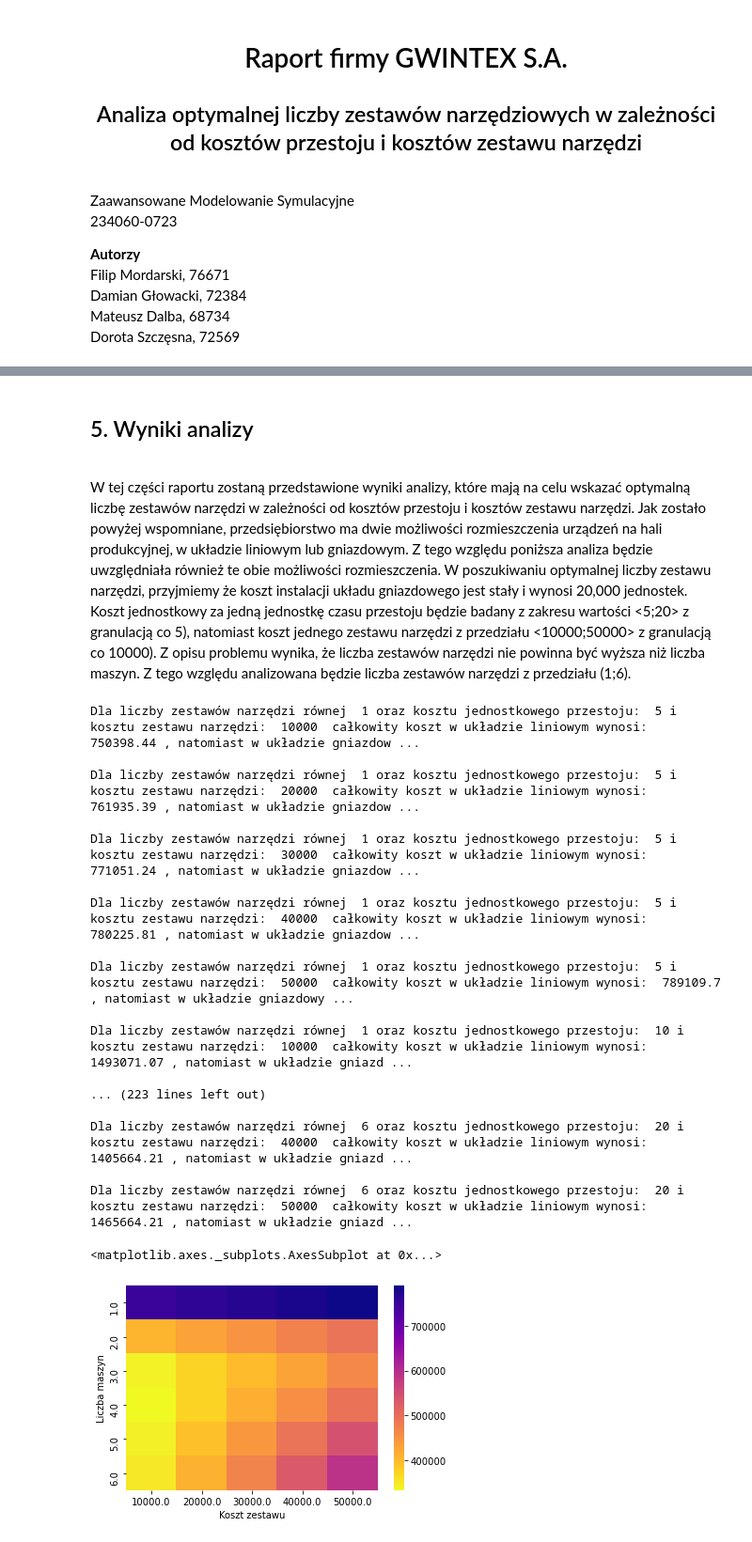
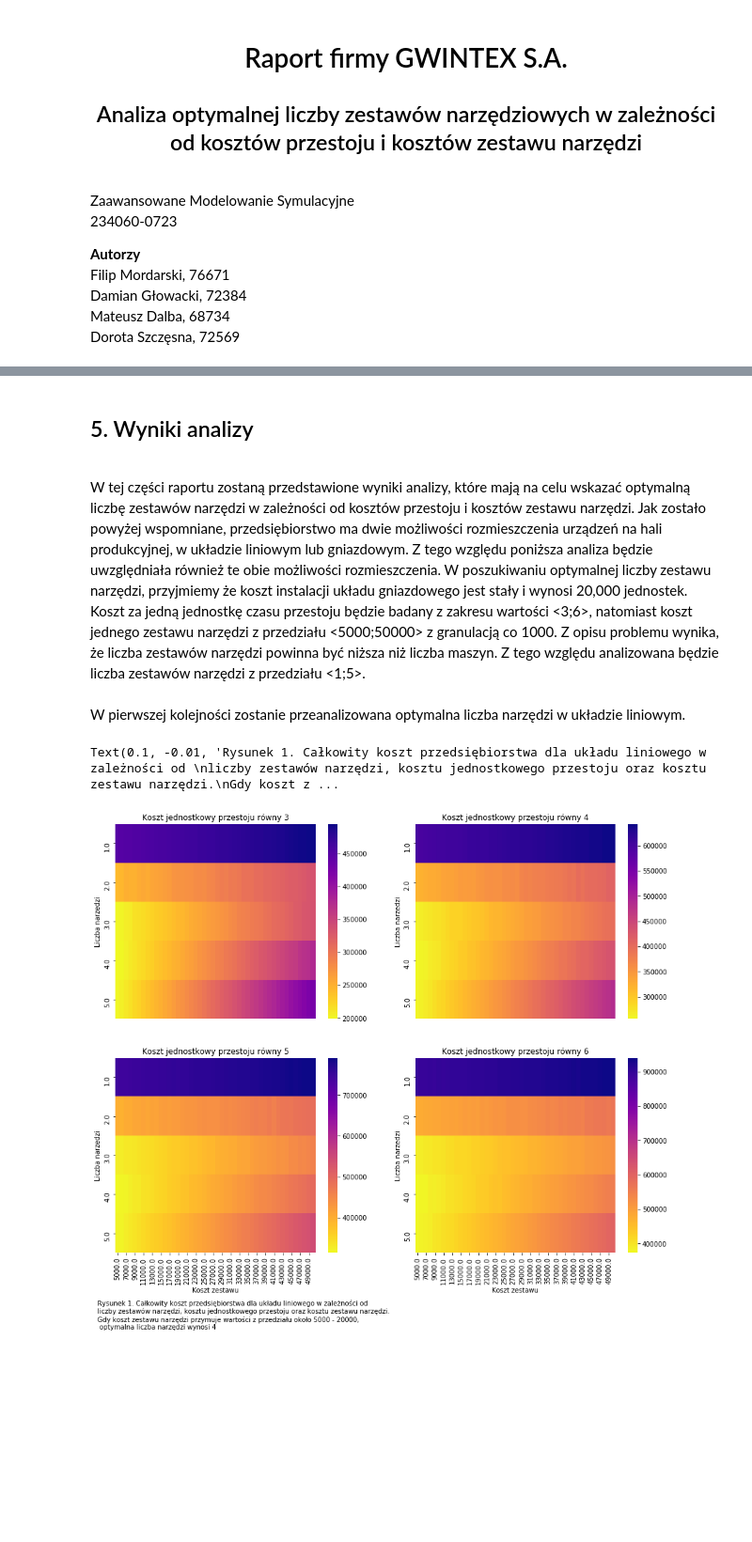
Before and after one commit to fmordarski/Gwintex, a Jupyter notebook: Raport_GWINTEX.ipynb, the cells around one changed output, grey strips where cells are left out. Shown at 94% size. Drawn from its saved outputs; the diff is of its cells as text; code cells hidden in the pictures; blank space fills up the shorter version.

Commit message:
odpowiedz na pierwsze pytanie

```diff
--- a/Raport_GWINTEX.ipynb
+++ b/Raport_GWINTEX.ipynb
@@ -194,5 +186,3 @@ def run_model (iterations, horizon, avg_working_time, avg_repair_time, n, m, set
         avg_t_cum.append(x[0])
         avg_t_cost.append(x[1])
     return (list(map(np.mean, np.transpose(avg_t_cum))), np.mean(avg_t_cost))
-# %%
-run_model(iterations, horizon, avg_working_time, avg_repair_time, n, m, "G", c, cost_inst, m_cost)
@@ -207,53 +189,42 @@ run_model(iterations, horizon, avg_working_time, avg_repair_time, n, m, "G", c,
 # %% [markdown]
 ## 5. Wyniki analizy
 
-<br> W tej części raportu zostaną przedstawione wyniki analizy, które mają na celu wskazać optymalną liczbę zestawów narzędzi w zależności od kosztów przestoju i kosztów zestawu narzędzi. Jak zostało powyżej wspomniane, przedsiębiorstwo ma dwie możliwości rozmieszczenia urządzeń na hali produkcyjnej, w układzie liniowym lub gniazdowym. Z tego względu poniższa analiza będzie uwzględniała również te obie możliwości rozmieszczenia. W poszukiwaniu optymalnej liczby zestawu narzędzi, przyjmiemy że koszt instalacji układu gniazdowego jest stały i wynosi 20,000 jednostek. Koszt jednostkowy za jedną jednostkę czasu przestoju będzie badany z zakresu wartości <5;20> z granulacją co 5), natomiast koszt jednego zestawu narzędzi z przedziału <10000;50000> z granulacją co 10000). Z opisu problemu wynika, że liczba zestawów narzędzi nie powinna być wyższa niż liczba maszyn. Z tego względu analizowana będzie liczba zestawów narzędzi z przedziału (1;6).
+<br> W tej części raportu zostaną przedstawione wyniki analizy, które mają na celu wskazać optymalną liczbę zestawów narzędzi w zależności od kosztów przestoju i kosztów zestawu narzędzi. Jak zostało powyżej wspomniane, przedsiębiorstwo ma dwie możliwości rozmieszczenia urządzeń na hali produkcyjnej, w układzie liniowym lub gniazdowym. Z tego względu poniższa analiza będzie uwzględniała również te obie możliwości rozmieszczenia. W poszukiwaniu optymalnej liczby zestawu narzędzi, przyjmiemy że koszt instalacji układu gniazdowego jest stały i wynosi 20,000 jednostek. Koszt za jedną jednostkę czasu przestoju będzie badany z zakresu wartości <3;6>, natomiast koszt jednego zestawu narzędzi z przedziału <5000;50000> z granulacją co 1000. Z opisu problemu wynika, że liczba zestawów narzędzi powinna być niższa niż liczba maszyn. Z tego względu analizowana będzie liczba zestawów narzędzi z przedziału <1;5>.
 # %%
-unit_costs = range(5, 21, 5)
-machine_costs = range(10000, 50001, 10000)
-machines = range(1, 7)
+unit_costs = range(3, 7)
+tools_costs = range(5000, 51000, 1000)
+tools = range(1, 6)
 results = {}
 cost_inst = 20000
 data = pd.DataFrame()
 
-for m in machines:
+for m in tools:
     for c in unit_costs:
-        for m_cost in machine_costs:
+        for m_cost in tools_costs:
             results[(m, c, m_cost, "G")] = run_model(iterations, horizon, avg_working_time, avg_repair_time,
                                              n, m, "G", c, cost_inst, m_cost)[1]
             results[(m, c, m_cost, "L")] = run_model(iterations, horizon, avg_working_time, avg_repair_time,
                                              n, m, "L", c, cost_inst, m_cost)[1]
-            print("Dla liczby zestawów narzędzi równej ", m,
-                  "oraz kosztu jednostkowego przestoju: ", c, "i kosztu zestawu narzędzi: ",
-                  m_cost, " całkowity koszt w układzie liniowym wynosi: ", round(results[(m, c, m_cost, "L")], 2),
-                  ", natomiast w układzie gniazdowym: ", round(results[(m, c, m_cost, "G")], 2), "\n")
-            data = data.append({"Liczba maszyn": m, "Koszt jedn.": c, "Koszt zestawu": m_cost, "Ustawienie": "G",
+            data = data.append({"Liczba narzedzi": m, "Koszt jedn.": c, "Koszt zestawu": m_cost, "Ustawienie": "G",
                             "Calkowity koszt": results[(m, c, m_cost, "G")]}, ignore_index=True)
-            data = data.append({"Liczba maszyn": m, "Koszt jedn.": c, "Koszt zestawu": m_cost, "Ustawienie": "L",
+            data = data.append({"Liczba narzedzi": m, "Koszt jedn.": c, "Koszt zestawu": m_cost, "Ustawienie": "L",
                             "Calkowity koszt": results[(m, c, m_cost, "L")]}, ignore_index=True)
-# %% [output]
-Dla liczby zestawów narzędzi równej  1 oraz kosztu jednostkowego przestoju:  5 i kosztu zestawu narzędzi:  10000  całkowity koszt w układzie liniowym wynosi:  750398.44 , natomiast w układzie gniazdow ...
-
-Dla liczby zestawów narzędzi równej  1 oraz kosztu jednostkowego przestoju:  5 i kosztu zestawu narzędzi:  20000  całkowity koszt w układzie liniowym wynosi:  761935.39 , natomiast w układzie gniazdow ...
-
-Dla liczby zestawów narzędzi równej  1 oraz kosztu jednostkowego przestoju:  5 i kosztu zestawu narzędzi:  30000  całkowity koszt w układzie liniowym wynosi:  771051.24 , natomiast w układzie gniazdow ...
-
-Dla liczby zestawów narzędzi równej  1 oraz kosztu jednostkowego przestoju:  5 i kosztu zestawu narzędzi:  40000  całkowity koszt w układzie liniowym wynosi:  780225.81 , natomiast w układzie gniazdow ...
-
-Dla liczby zestawów narzędzi równej  1 oraz kosztu jednostkowego przestoju:  5 i kosztu zestawu narzędzi:  50000  całkowity koszt w układzie liniowym wynosi:  789109.7 , natomiast w układzie gniazdowy ...
-
-Dla liczby zestawów narzędzi równej  1 oraz kosztu jednostkowego przestoju:  10 i kosztu zestawu narzędzi:  10000  całkowity koszt w układzie liniowym wynosi:  1493071.07 , natomiast w układzie gniazd ...
-
-... (223 lines left out)
-
-Dla liczby zestawów narzędzi równej  6 oraz kosztu jednostkowego przestoju:  20 i kosztu zestawu narzędzi:  40000  całkowity koszt w układzie liniowym wynosi:  1405664.21 , natomiast w układzie gniazd ...
-
-Dla liczby zestawów narzędzi równej  6 oraz kosztu jednostkowego przestoju:  20 i kosztu zestawu narzędzi:  50000  całkowity koszt w układzie liniowym wynosi:  1465664.21 , natomiast w układzie gniazd ...
+# %% [markdown]
+W pierwszej kolejności zostanie przeanalizowana optymalna liczba narzędzi w układzie liniowym.
 # %%
-data_l = data[(data['Ustawienie']=='L') & (data['Koszt jedn.']==5)].reset_index()
-data_g = data[data['Ustawienie']=='G']
-df_pivot_l = data_l.pivot("Liczba maszyn", "Koszt zestawu", "Calkowity koszt")
-sns.heatmap(df_pivot_l, cmap=cm.plasma_r)
+dfs = {i: data[(data['Ustawienie']=='L') & (data['Koszt jedn.']==i)].reset_index().\
+       pivot("Liczba narzedzi", "Koszt zestawu", "Calkowity koszt") for i in range(3, 7)}
-# %% [output]
-<matplotlib.axes._subplots.AxesSubplot at 0x...>
-[figure, removed]
+# %%
+fig2, axes = plt.subplots(nrows=2, ncols=2, figsize=(15, 12))
+for i, ax in enumerate(axes.flatten()):
+    sns.heatmap(dfs[i+3], cmap=cm.plasma_r, ax=ax)
+    ax.set_title(f"Koszt jednostkowy przestoju równy {i+3}")
+    if i < 2:
+        ax.get_xaxis().set_visible(False)
+fig2.text(.1, -0.01, "Rysunek 1. Całkowity koszt przedsiębiorstwa dla układu liniowego w zależności od \n"
+                     "liczby zestawów narzędzi, kosztu jednostkowego przestoju oraz kosztu zestawu narzędzi.\n"
+                     "Gdy koszt zestawu narzędzi przymuje wartości z przedziału około 5000 - 20000,\n "
+                     "optymalna liczba narzędzi wynosi 4", ha='left')
+# %% [output]
+Text(0.1, -0.01, 'Rysunek 1. Całkowity koszt przedsiębiorstwa dla układu liniowego w zależności od \nliczby zestawów narzędzi, kosztu jednostkowego przestoju oraz kosztu zestawu narzędzi.\nGdy koszt z ...
+[figure, added]
```
Also changed, not shown: parts of 12 cells of this notebook, 1 other file.
